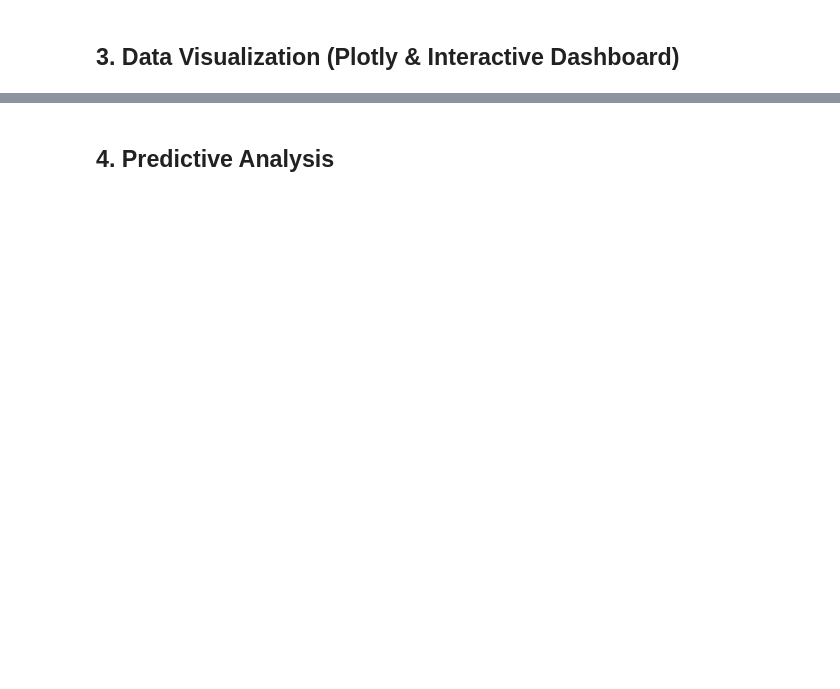
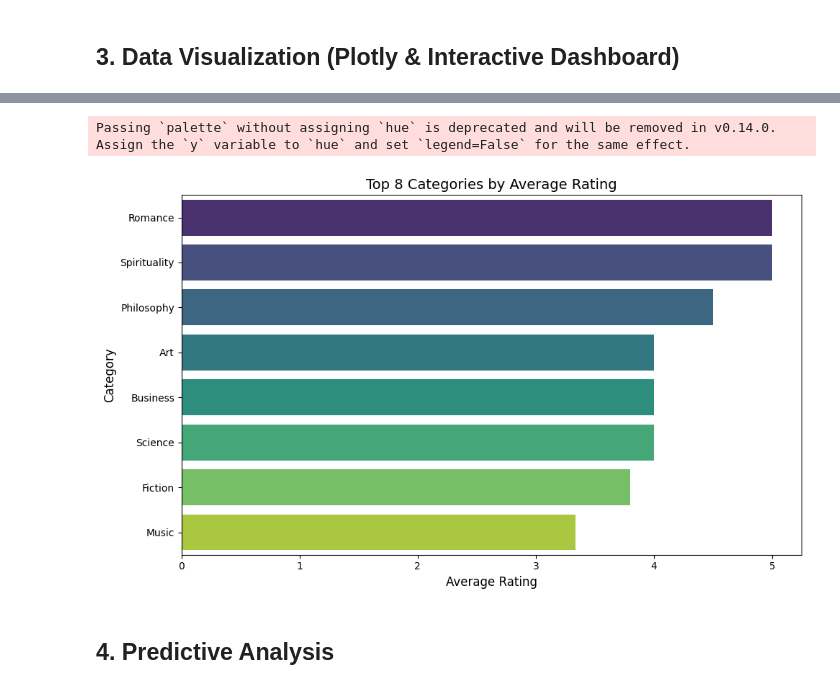
Before and after one commit to senavirathne/programming-for-data-science-coursework-2025-2, a Jupyter notebook: coursework_COMScDS252P-002/question2_ecommerce_analysis/ecommerce_analysis.ipynb, the cells around one changed output, grey strips where cells are left out. Saved outputs shown, nothing was run; the diff lists cells and outputs as text; code cells hidden in the pictures; blank space fills up the shorter version.

```diff
--- a/coursework_COMScDS252P-002/question2_ecommerce_analysis/ecommerce_analysis.ipynb
+++ b/coursework_COMScDS252P-002/question2_ecommerce_analysis/ecommerce_analysis.ipynb
@@ -167,3 +288,28 @@ widgets.interactive(update_plot, category=category_dropdown)
+# %%
+import matplotlib.pyplot as plt
+import seaborn as sns
+
+# 1. Group by category, find the mean of the ratings, and grab the highest 8
+# Note: Replace 'Rating' with your actual column name if it is slightly different (e.g., 'User_Rating')
+top_8_categories = df.groupby('Category')['Rating_Num'].mean().nlargest(8).reset_index()
+
+# 2. Set the size of the canvas
+plt.figure(figsize=(10, 6))
+
+# 3. Create a horizontal bar chart using Seaborn for a polished look
+sns.barplot(data=top_8_categories, x='Rating_Num', y='Category', palette='viridis')
+
+# 4. Add clear titles and labels
+plt.title('Top 8 Categories by Average Rating', fontsize=14)
+plt.xlabel('Average Rating', fontsize=12)
+plt.ylabel('Category', fontsize=12)
+
+# 5. Adjust layout and display
+plt.tight_layout()
+plt.show()
+# %% [output]
+Passing `palette` without assigning `hue` is deprecated and will be removed in v0.14.0. Assign the `y` variable to `hue` and set `legend=False` for the same effect.
+[figure, added]
 # %% [markdown]
 ## 4. Predictive Analysis
 # %%
```
Also changed, not shown: parts of 18 cells of this notebook, 13 other files.
